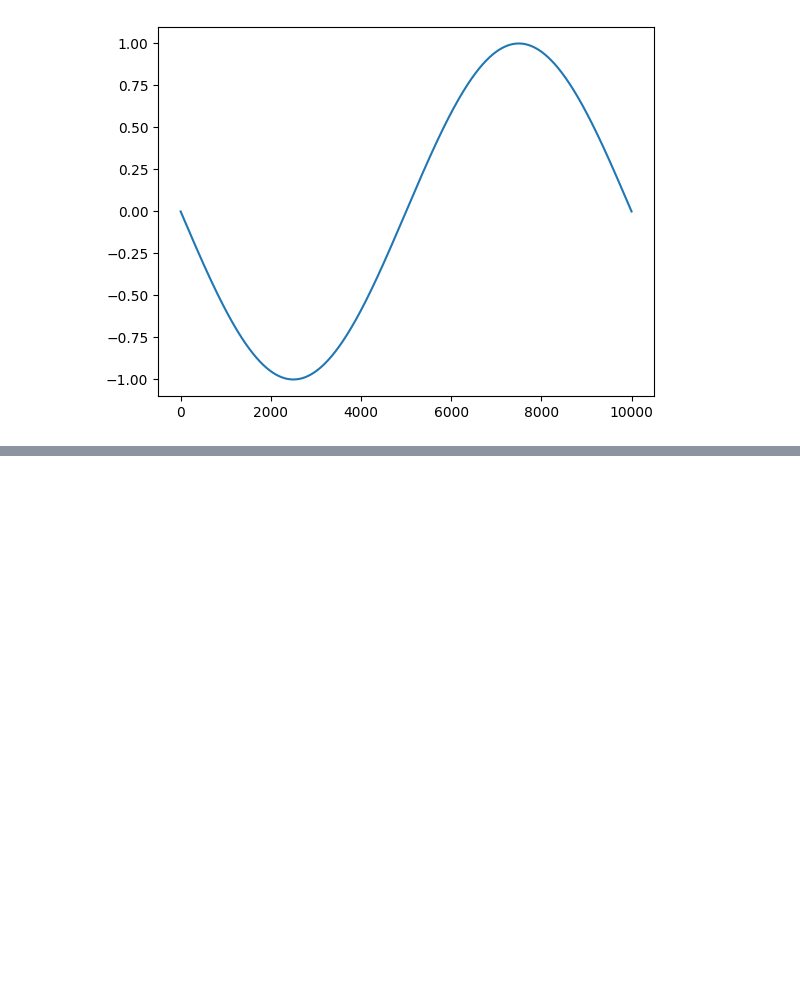
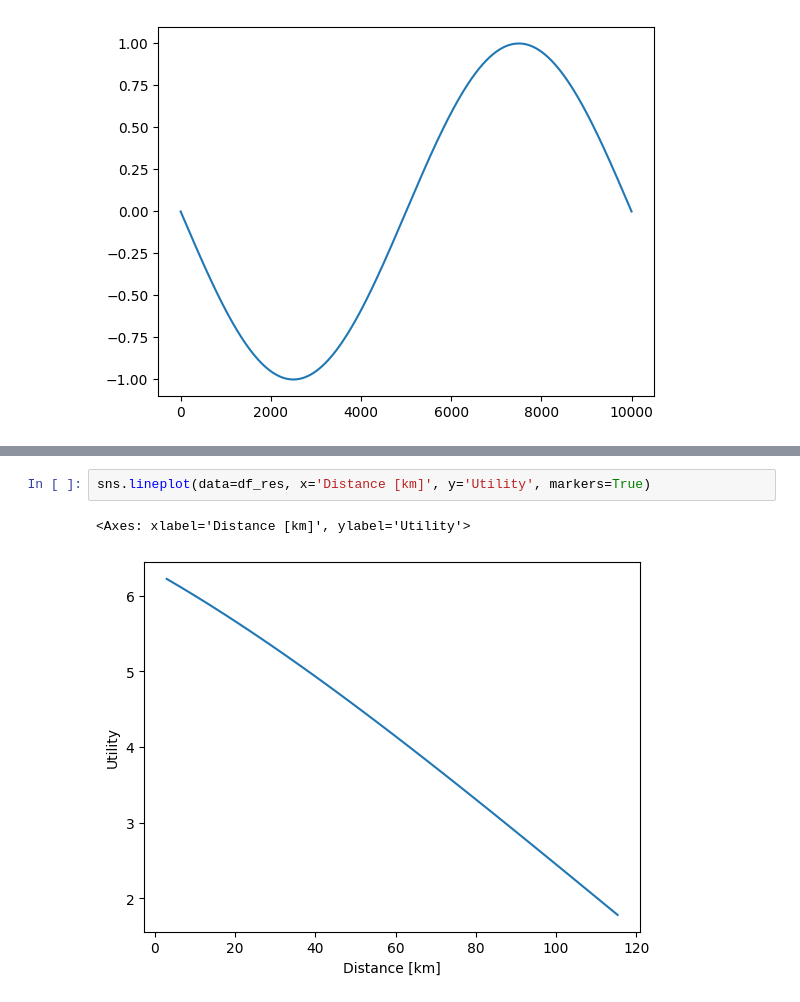
Before and after one commit to Luisenden/qnetsur, a Jupyter notebook: usecase_qswitch/sandbox.ipynb, the cells around one changed output, grey strips where cells are left out. Cells and saved outputs as stored; diff of their text form; blank space fills up the shorter version.

```diff
--- a/usecase_qswitch/sandbox.ipynb
+++ b/usecase_qswitch/sandbox.ipynb
@@ -93,0 +140,5 @@ array([], dtype=int64)
+# %%
+sns.lineplot(data=df_res, x='Distance [km]', y='Utility', markers=True)
+# %% [output]
+<Axes: xlabel='Distance [km]', ylabel='Utility'>
+[figure, added]
```
Also changed, not shown: parts of 11 cells of this notebook, 7 other files.
